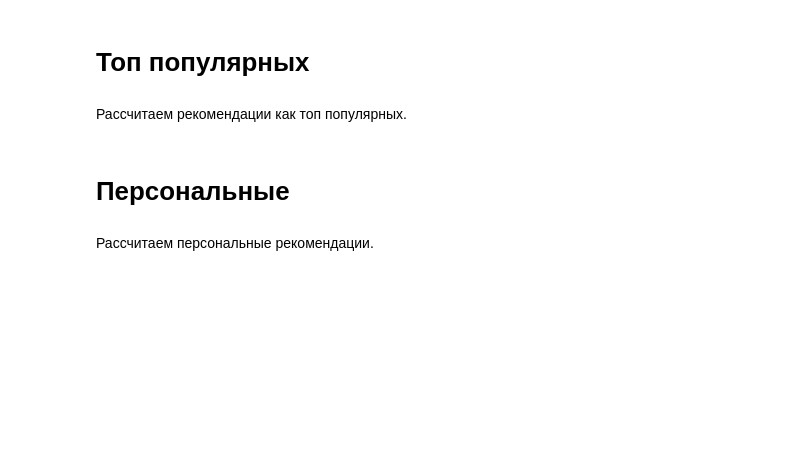
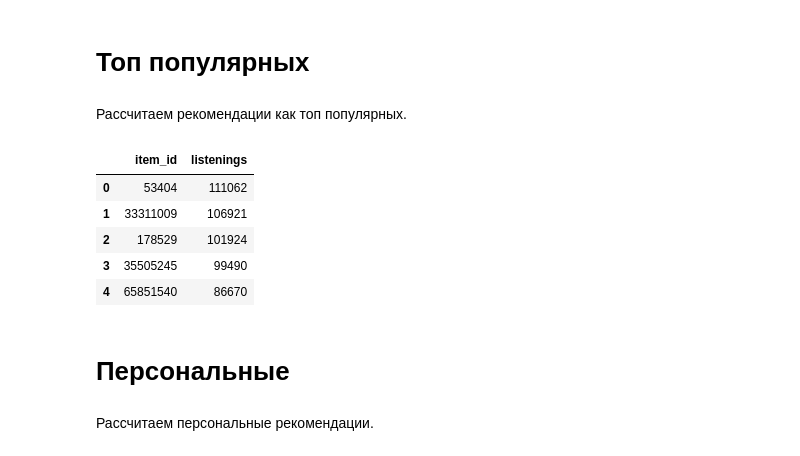
Before and after one commit to Bogdan-67/mle-music-recsys, a Jupyter notebook: recommendations.ipynb, the cells around one changed output. Drawn from its saved outputs; the diff is of its cells as text; code cells hidden in the pictures; blank space fills up the shorter version.

```diff
--- a/recommendations.ipynb
+++ b/recommendations.ipynb
@@ -320,6 +341,22 @@ events.head()
 # Топ популярных
 # %% [markdown]
 Рассчитаем рекомендации как топ популярных.
+# %%
+top_popular = events['item_id'].value_counts().reset_index()
+top_popular.columns = ['item_id', 'listenings']
+
+top_popular = top_popular.sort_values(by='listenings', ascending=False).head(100)
+
+top_popular.to_parquet('top_popular.parquet')
+# %%
+top_popular.head()
+# %% [output]
+|  | item_id | listenings |
+| 0 | 53404 | 111062 |
+| 1 | 33311009 | 106921 |
+| 2 | 178529 | 101924 |
+| 3 | 35505245 | 99490 |
+| 4 | 65851540 | 86670 |
 # %% [markdown]
 # Персональные
 # %% [markdown]
```
Also changed, not shown: parts of 24 cells of this notebook, 1 other file.
